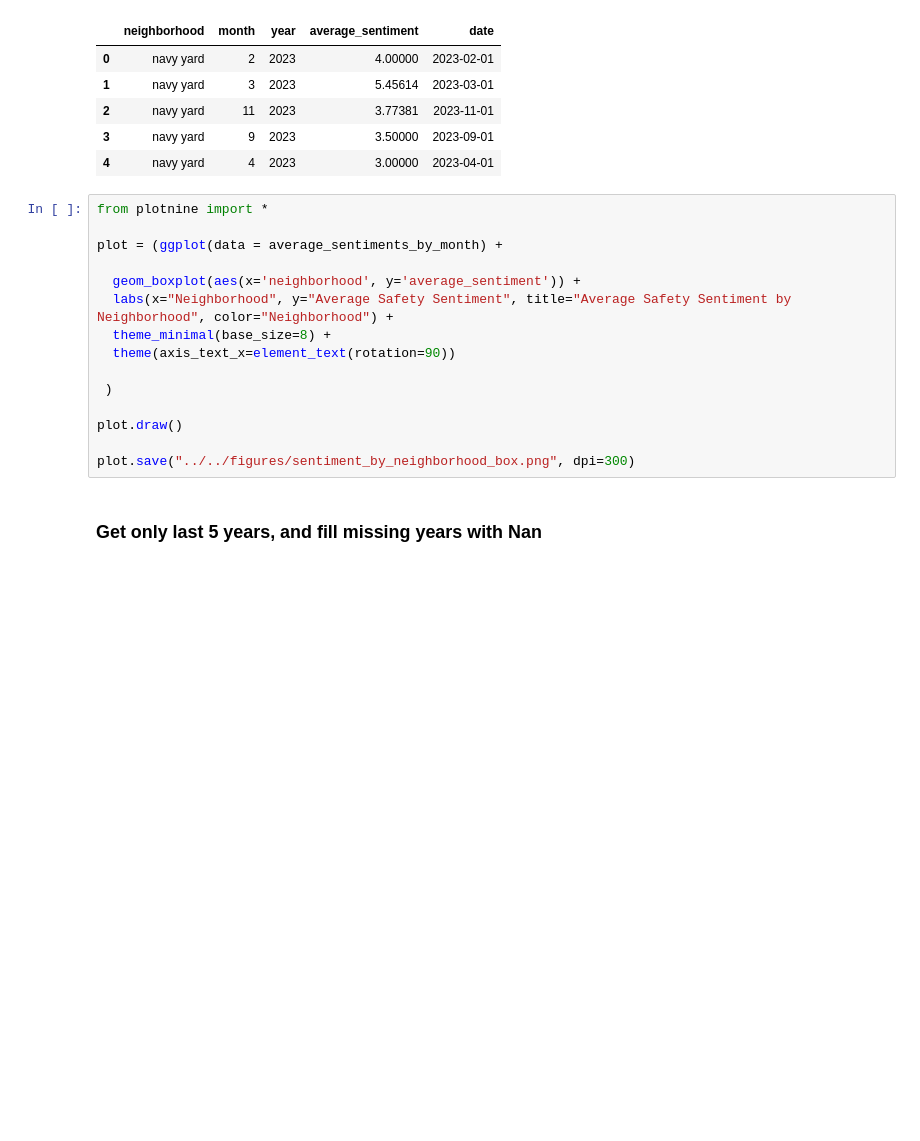
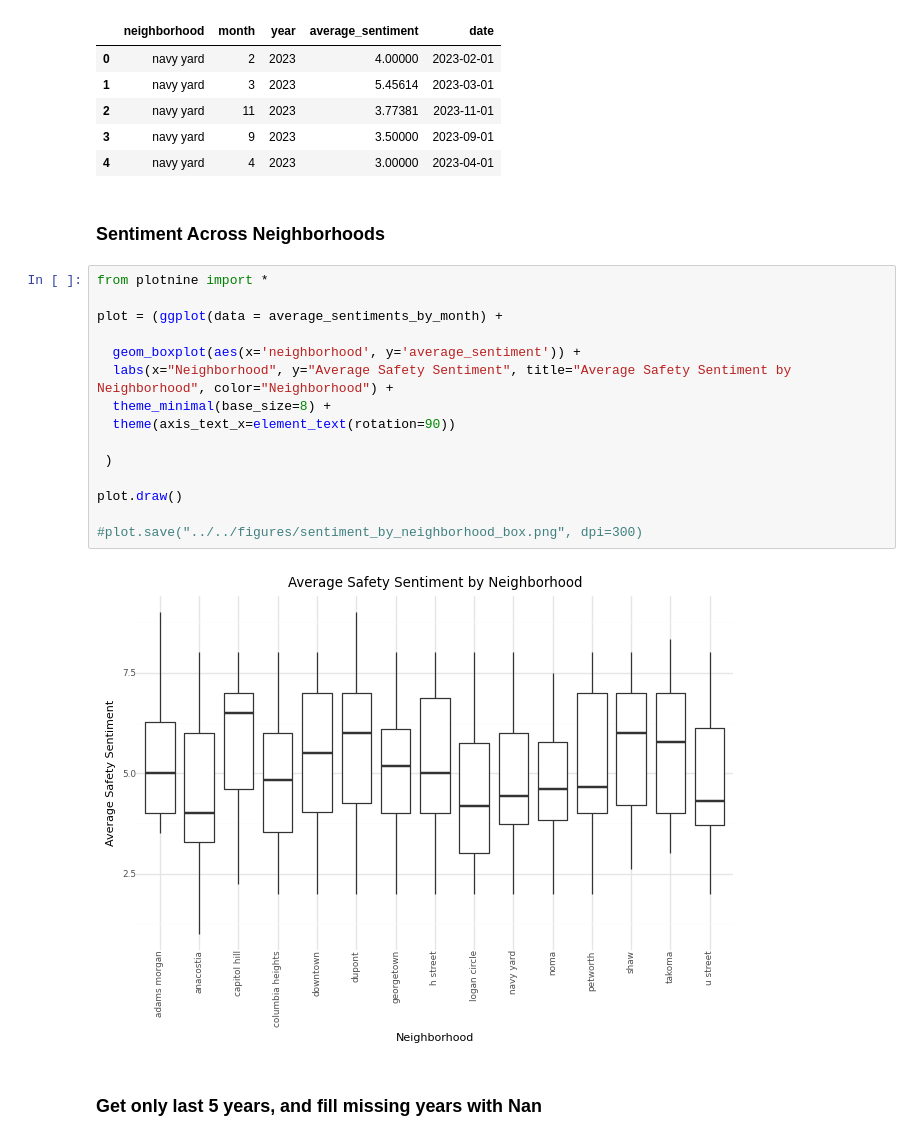
Before and after one commit to rebeccalwagner/PPOL_5203_FinalProject, a Jupyter notebook: files/analysis/fig_testing.ipynb, the cells around one changed output. Drawn from its saved outputs; the diff is of its cells as text; blank space fills up the shorter version.

```diff
--- a/files/analysis/fig_testing.ipynb
+++ b/files/analysis/fig_testing.ipynb
@@ -163,21 +182,25 @@ average_sentiments_by_month.head()
 | 2 | navy yard | 11 | 2023 | 3.77381 | 2023-11-01 |
 | 3 | navy yard | 9 | 2023 | 3.50000 | 2023-09-01 |
 | 4 | navy yard | 4 | 2023 | 3.00000 | 2023-04-01 |
+# %% [markdown]
+### Sentiment Across Neighborhoods
 # %%
 from plotnine import *
 
 plot = (ggplot(data = average_sentiments_by_month) +
 
   geom_boxplot(aes(x='neighborhood', y='average_sentiment')) +
   labs(x="Neighborhood", y="Average Safety Sentiment", title="Average Safety Sentiment by Neighborhood", color="Neighborhood") +
   theme_minimal(base_size=8) +
   theme(axis_text_x=element_text(rotation=90))
 
  )
 
 plot.draw()
 
-plot.save("../../figures/sentiment_by_neighborhood_box.png", dpi=300)
+#plot.save("../../figures/sentiment_by_neighborhood_box.png", dpi=300)
+# %% [output]
+[figure, added]
 # %% [markdown]
 ### Get only last 5 years, and fill missing years with Nan
 # %%
```
Also changed, not shown: parts of 33 cells of this notebook.
